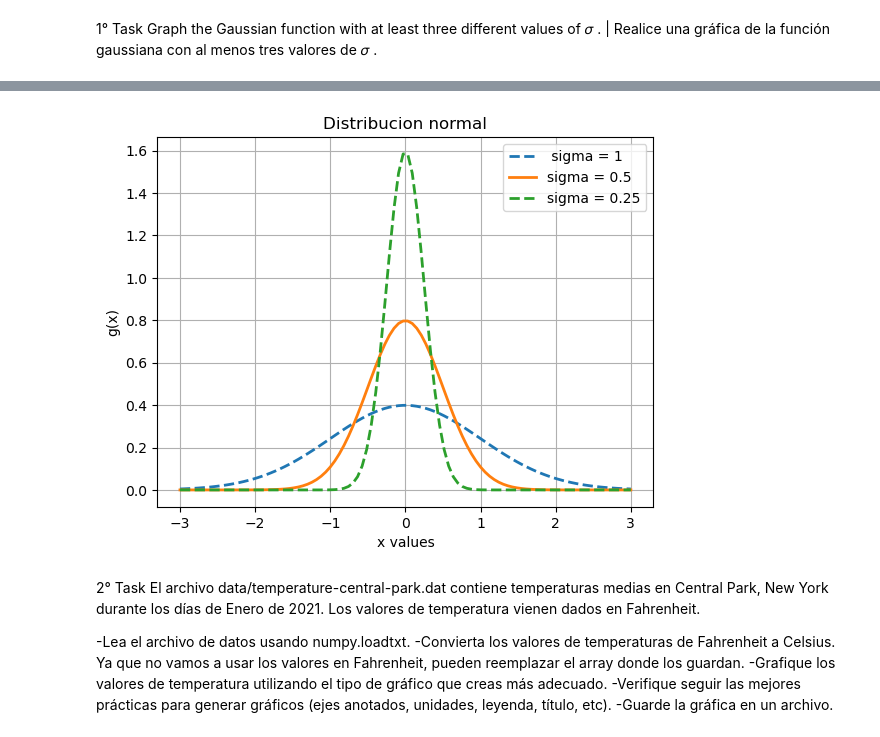
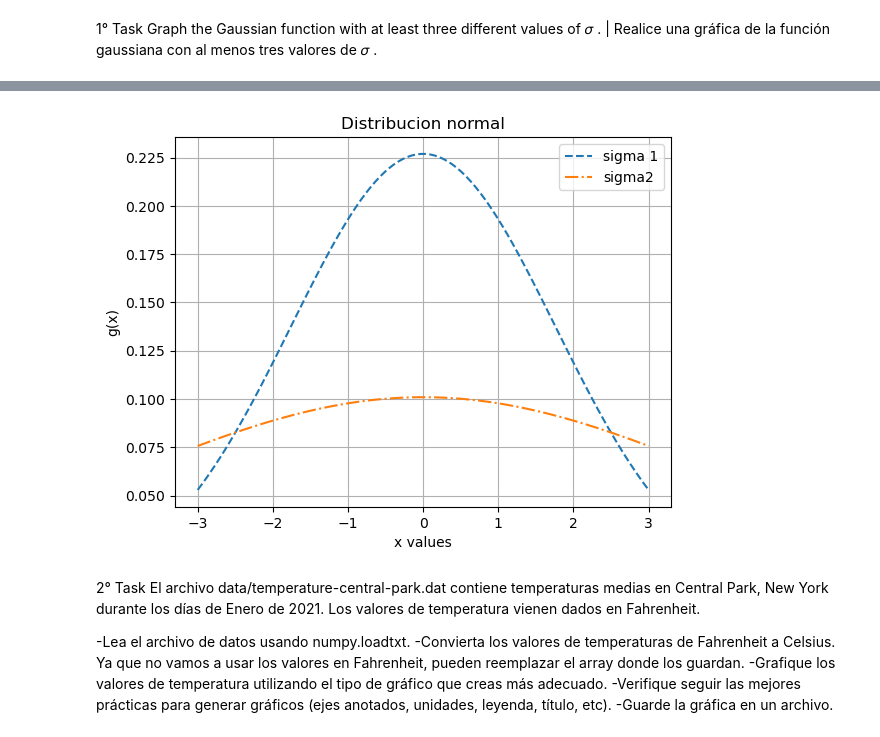
Before and after one commit to VirGonzalez/coco_coding_homework, a Jupyter notebook: Matplotlib.ipynb, the cells around one changed output, grey strips where cells are left out. Cells and saved outputs as stored; diff of their text form; code cells hidden in the pictures.

```diff
--- a/Matplotlib.ipynb
+++ b/Matplotlib.ipynb
@@ -17,19 +33,22 @@ sigma3= 0.25
 # %%
-x = np.linspace(-3,3,100)
+# Calculo media y desvio estandar
+mean = statistics.mean(x)
+sd = statistics.stdev(x)
+mean1 = statistics.mean(y)
+sd1 = statistics.stdev(y)
 # %%
-plt.plot(x, 1/(sigma1 * np.sqrt(2 * np.pi)) *np.exp(-0.5)**(x / sigma1)**2 ,linewidth=2, linestyle="--", label=" sigma = 1")
-plt.plot(x, 1/(sigma2 * np.sqrt(2 * np.pi)) *np.exp(-0.5)**(x / sigma2)**2,linewidth=2, linestyle="-", label="sigma = 0.5")
-plt.plot(x, 1/(sigma3 * np.sqrt(2 * np.pi)) *np.exp(-0.5)**(x / sigma3)**2,linewidth=2, linestyle="dashed", label="sigma = 0.25")
+plt.plot(x, norm.pdf(x , mean, sd), linestyle="--", label="sigma 1")
+plt.plot(x, norm.pdf(x , mean1, sd1) , linestyle="-.", label="sigma2")
 plt.xlabel('x values')
 plt.ylabel('g(x)')
 plt.legend()
 # Add the decoration | Agrega la decoracion
 plt.grid()
 # Add the plot title | Agrega el titulo de la gráfica
 plt.title("Distribucion normal")
 plt.show()
 # %% [output]
-[figure, old version]
+[figure, new version]
 # %% [markdown]
 2° Task
 El archivo data/temperature-central-park.dat contiene temperaturas medias en Central Park, New York durante los días de Enero de 2021. Los valores de temperatura vienen dados en Fahrenheit.
```
Also changed, not shown: parts of 2 cells of this notebook.
